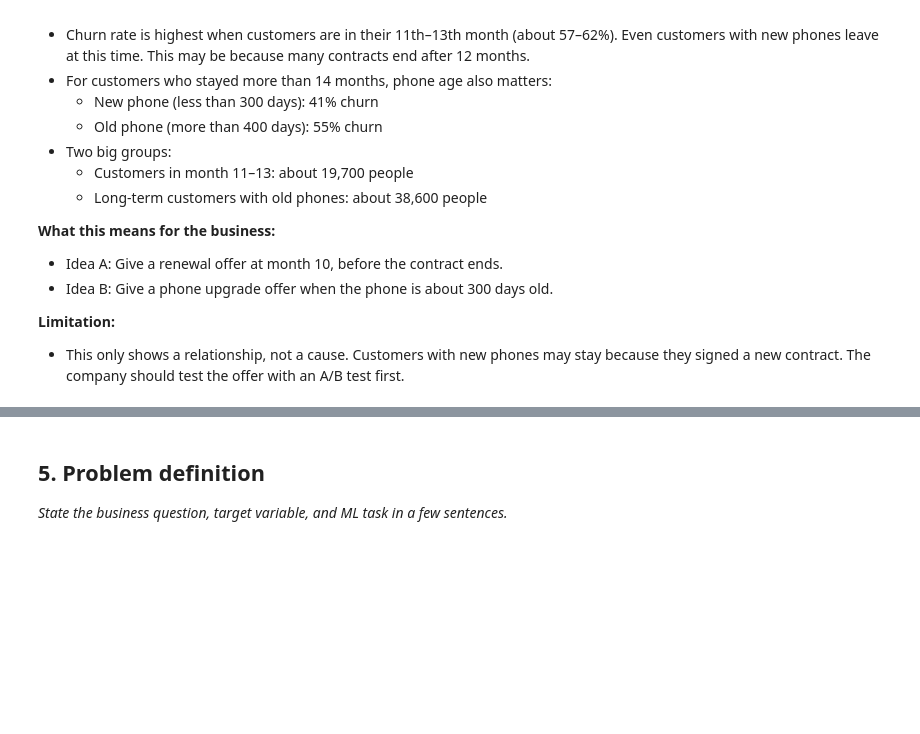
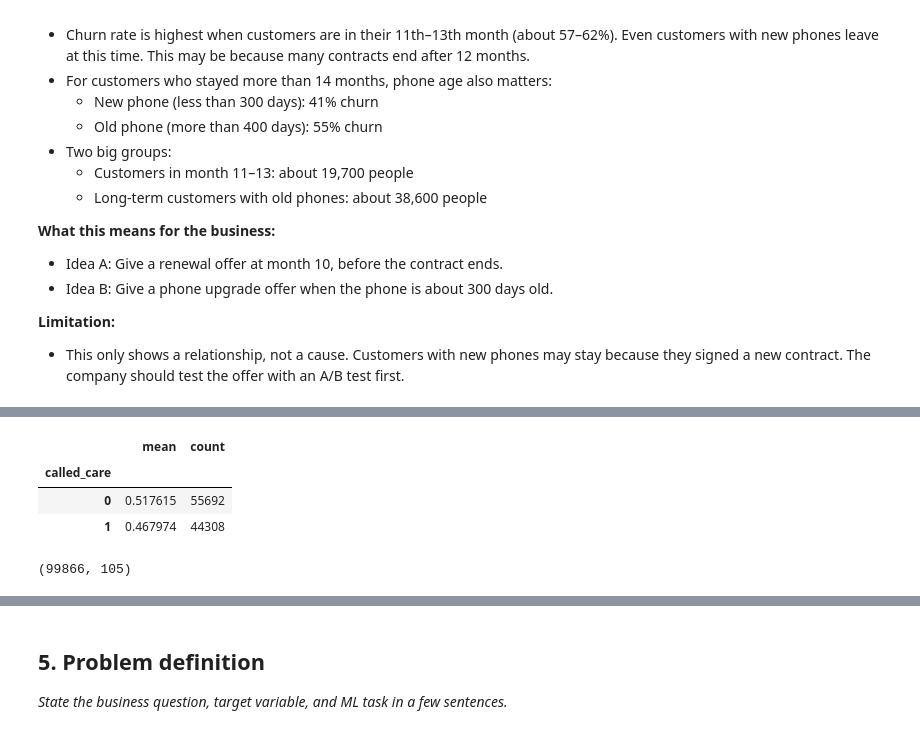
Before and after one commit to dilmani773/gci-final-assignment, a Jupyter notebook: main.ipynb, the cells around one changed output, grey strips where cells are left out. Saved outputs shown, nothing was run; the diff lists cells and outputs as text; code cells hidden in the pictures; blank space fills up the shorter version.

```diff
--- a/main.ipynb
+++ b/main.ipynb
@@ -193,0 +224,13 @@ plt.show()
+# %%
+df['called_care'] = (df['custcare_Mean'] > 0).astype(int)
+df.groupby('called_care')['churn'].agg(['mean', 'count'])
+# %% [output]
+|  | mean | count |
+| called_care |  |  |
+| 0 | 0.517615 | 55692 |
+| 1 | 0.467974 | 44308 |
+# %%
+df = df[df['eqpdays'] >= 0].copy()
+print(df.shape)
+# %% [output]
+(99866, 105)
```
Also changed, not shown: parts of 5 cells of this notebook.
